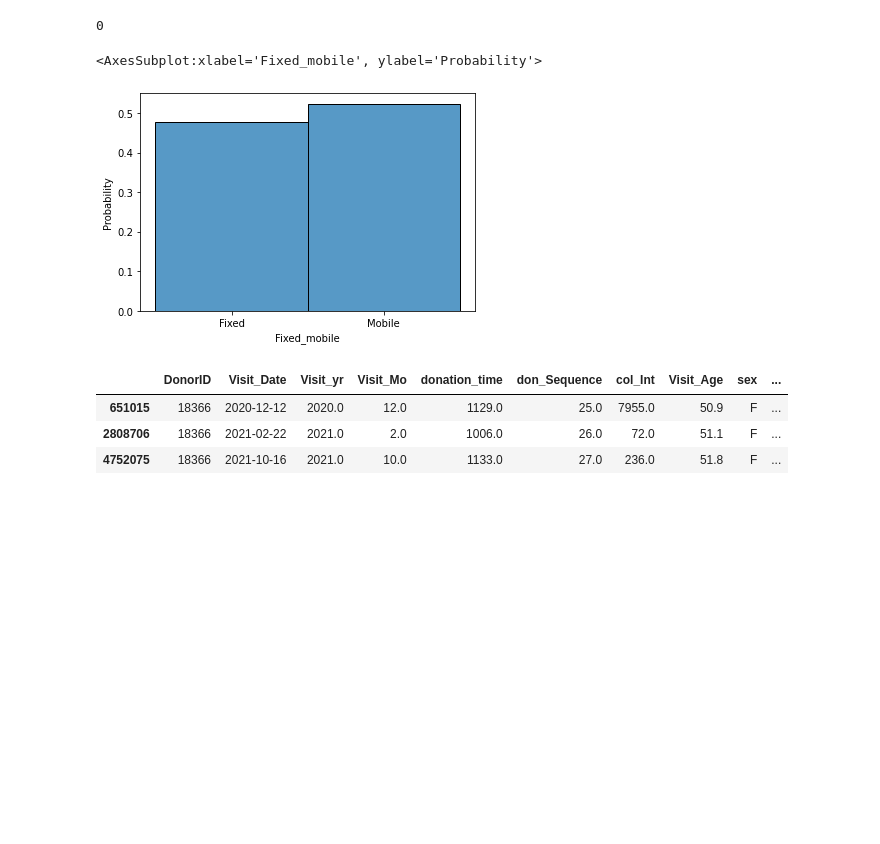
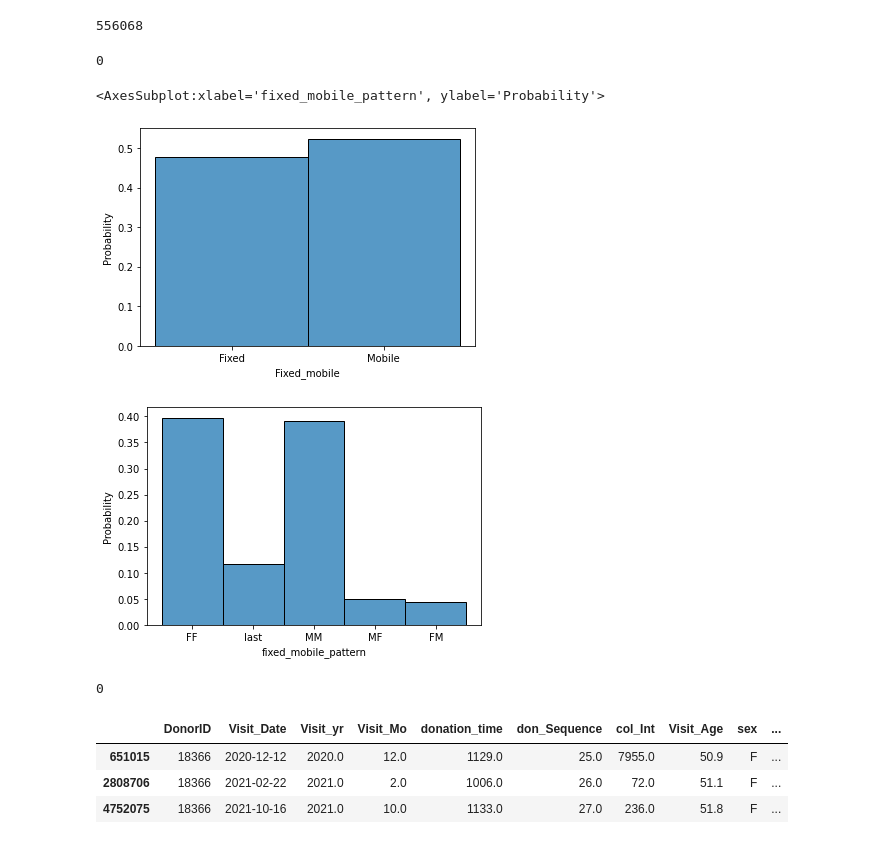
Before and after one commit to altonrus/donor-return-dynamics, a Jupyter notebook: 2_scripts/01_preprocessing.ipynb, the cells around one changed output. Cells and saved outputs as stored; diff of their text form; code cells hidden in the pictures; blank space fills up the shorter version.

```diff
--- a/2_scripts/01_preprocessing.ipynb
+++ b/2_scripts/01_preprocessing.ipynb
@@ -10,6 +10,11 @@ import matplotlib.pyplot as plt
 import seaborn as sns
 
 df=pd.read_csv("../1_data/private/SANBSdata.csv", error_bad_lines=False)
+# %%
+len(df.loc[df['Outcome'] =='DEFERRAL'])  # nukber of deferrals
+#len(df)#total observations
+# %% [output]
+556068
 # %%
 
 #add a column OUTCOME_TYPE that indicates hgb deferal, other deferral or completed donation to indicate deferral type
@@ -61,64 +66,79 @@ df['time_to_return'].isna().sum()
 
 #plot number - mobile=0, fixed=1
 fixed=df["Fixed"]
 #sns.histplot(df, x="Fixed", stat="probability")
 #sns.countplot(fixed)
 #print(fixed.value_counts())
 
 # group and remove some categories that are not fixed or mobile
 # administrative site and apheresis clinic fall under fixed
 # exclude others
 
 df.drop(df[(df['Fixed']== 'Lapsed Clinic') | (df['Fixed']=='Processing Lab')| (df['Fixed']=='Unallocated')
            | (df["Fixed"]== 'Laboratorium') |(df["Fixed"]=='Doctor')].index, inplace=True)
 
 df['Fixed_mobile'] = np.where(df['Fixed'] == 'Mobile Clinic', 'Mobile', 'Fixed')
 sns.histplot(df, x="Fixed_mobile", stat="probability")
 
 #create a column to indicate
     #1. mobile then mobile - mm
     #2. mobile then fixed -mf
     #3. fixed then fixed - ff
     #4. fixed then mobile - fm
 
-df["FIXED_NEXT"] = np.where(df['DonorID'] == df['DonorID'].shift(-1), df['FIXED'].shift(-1), 10)
-df.loc[((df['DonorID'] == df['DonorID'].shift(-1)) & (df['Fixed_mobile'] == 'Fixed')
-        & (df['Fixed_mobile']== 'Fixed')), 'fixed_mobile_pattern'] = 'FF'
-df.loc[((df['DonorID'] == df['DonorID'].shift(-1)) & (df['Fixed_mobile'] == 'Mobile')
-        & (df['Fixed_mobile']== 'Mobile')), 'fixed_mobile_pattern']= 'MM'
-df.loc[((df['DonorID'] == df['DonorID'].shift(-1)) & (df['Fixed_mobile'] == 'Fixed')
-        & (df['Fixed_mobile']== 'Mobile')), 'fixed_mobile_pattern'] = 'FM'
-df.loc[((df['DonorID'] == df['DonorID'].shift(-1)) & (df['Fixed_mobile'] == 'Mobile')
-        & (df['Fixed_mobile']== 'Fixed')), 'fixed_mobile_pattern']= 'MF'
+df["FIXED_NEXT"] = np.where(df['DonorID'] == df['DonorID'].shift(-1), df['Fixed_mobile'].shift(-1), 10)
+df.loc[((df['FIXED_NEXT']=='Fixed') & (df['Fixed_mobile']== 'Fixed')), 'fixed_mobile_pattern'] = 'FF'
+
+df.loc[(((df['FIXED_NEXT']=='Mobile') & (df['Fixed_mobile']== 'Mobile'))), 'fixed_mobile_pattern']= 'MM'
+
+df.loc[(((df['FIXED_NEXT']=='Mobile') & (df['Fixed_mobile']== 'Fixed'))), 'fixed_mobile_pattern'] = 'FM'
+
+df.loc[(((df['FIXED_NEXT']=='Fixed') & (df['Fixed_mobile']== 'Mobile'))), 'fixed_mobile_pattern']= 'MF'
 df['fixed_mobile_pattern'].fillna('last', inplace=True)
+
+
+#Plot fixed pattern
+#create value count
+plt.figure()
+sns.histplot(df, x="fixed_mobile_pattern", stat="probability")
+#sns.countplot(fixed_mobile)
+
 
 # percent population fixed vs mobile by year
 # - do people go back to the same mobile site?
 # - how many people never completed donation?
 # %% [output]
-<AxesSubplot:xlabel='Fixed_mobile', ylabel='Probability'>
+<AxesSubplot:xlabel='fixed_mobile_pattern', ylabel='Probability'>
 [figure]
+[figure, added]
 # %%
 # Compute donation product for deferred donors - using the following criteria
  # - if donor only has WB then deferred donation is WB
  # - if next donation procedure is WB then deferred donation is WB
  # - if previous donation procedure is WB then deferred donation is WB
+ # - if only donated one time and got deferred - WB
+ # - completed WB - followed by deferral less than 56 days later - not WB
+
+ #drop fixed_next when !WB
+
+df["don_proc_next"] = np.where(df['DonorID'] == df['DonorID'].shift(-1), df['donation_product'].shift(-1), 10)
+df["don_proc_prev"] = np.where(df['DonorID'] == df['DonorID'].shift(-1), df['donation_product'].shift(1), 10)
 
 
-df['don_proc_imputed'] = np.where((df.Outcome=='DEFFERAL') & (df['DonorID'] == df['DonorID'].shift(1))
-                                  & (df.donation_product.shift(1) == "WB"), 'WB', df['donation_product'])
+df['don_proc_imputed'] = np.where((df.donation_product=='DEFFERAL') & (df['don_proc_next'] == "WB"), 'WB', df['donation_product'])
 
-df['don_proc_imputed'] = np.where((df.Outcome=='DEFFERAL') & (df['DonorID'] == df['DonorID'].shift(-1))
-                                  & (df.donation_product.shift(-1) == "WB"), 'WB', df['donation_product'])
+df['don_proc_imputed'] = np.where((df.Outcome=='DEFFERAL') & (df.donation_product.shift(-1) == "WB"), 'WB', df['donation_product'])
 
 #df['don_proc_imputed']=np.where((df.Outcome=='DEFFERAL') ,'WB', df['donation_product'])
 
 #df_group=df.groupby('DonorID')['donation_product']
-#df2=df.loc[df['don_proc_imputed']=='DEF PROD']
+df2=df.loc[df['Outcome'] =='DEFFERAL']
 
 #len(df2)
-
+#drop fixed_next when !WB
 #df_group.head()
+# %% [output]
+0
 # %%
 #a = df.groupby('DonorID').donation_product.nunique() ==1
 #a[a].index.tolist()
```
Also changed, not shown: parts of 1 cell of this notebook, 2 other files.
